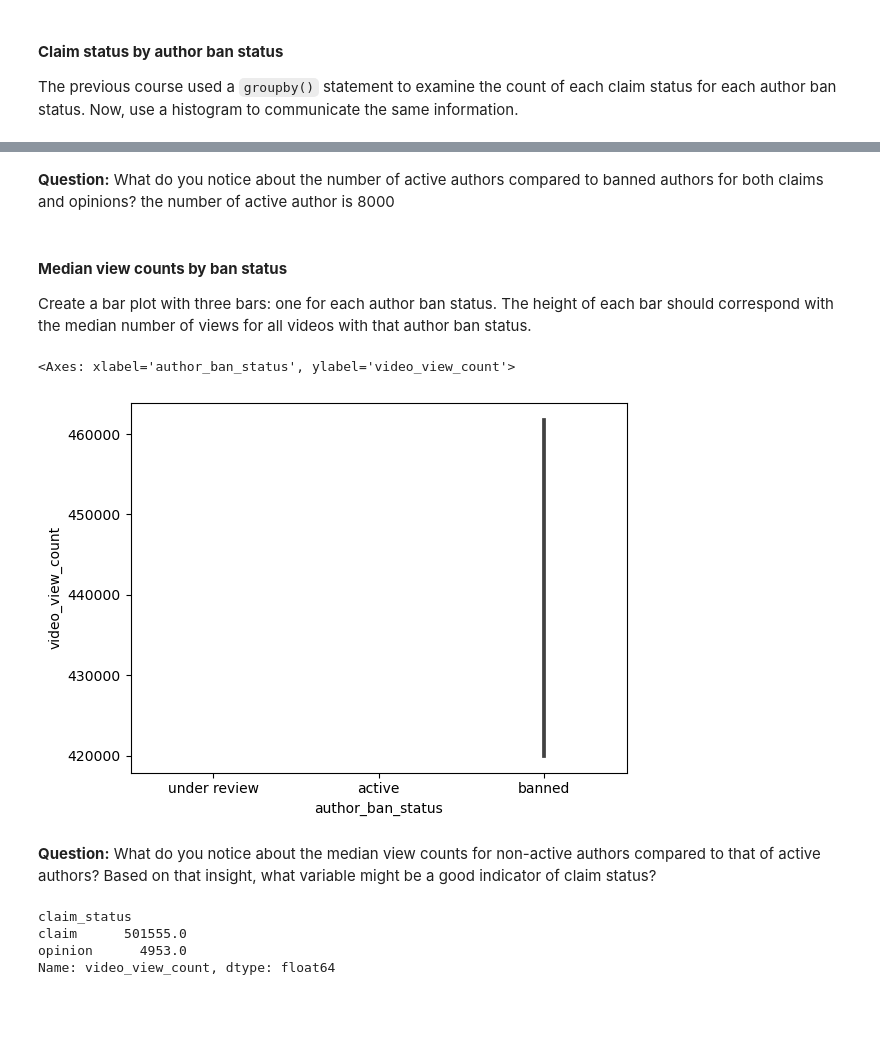
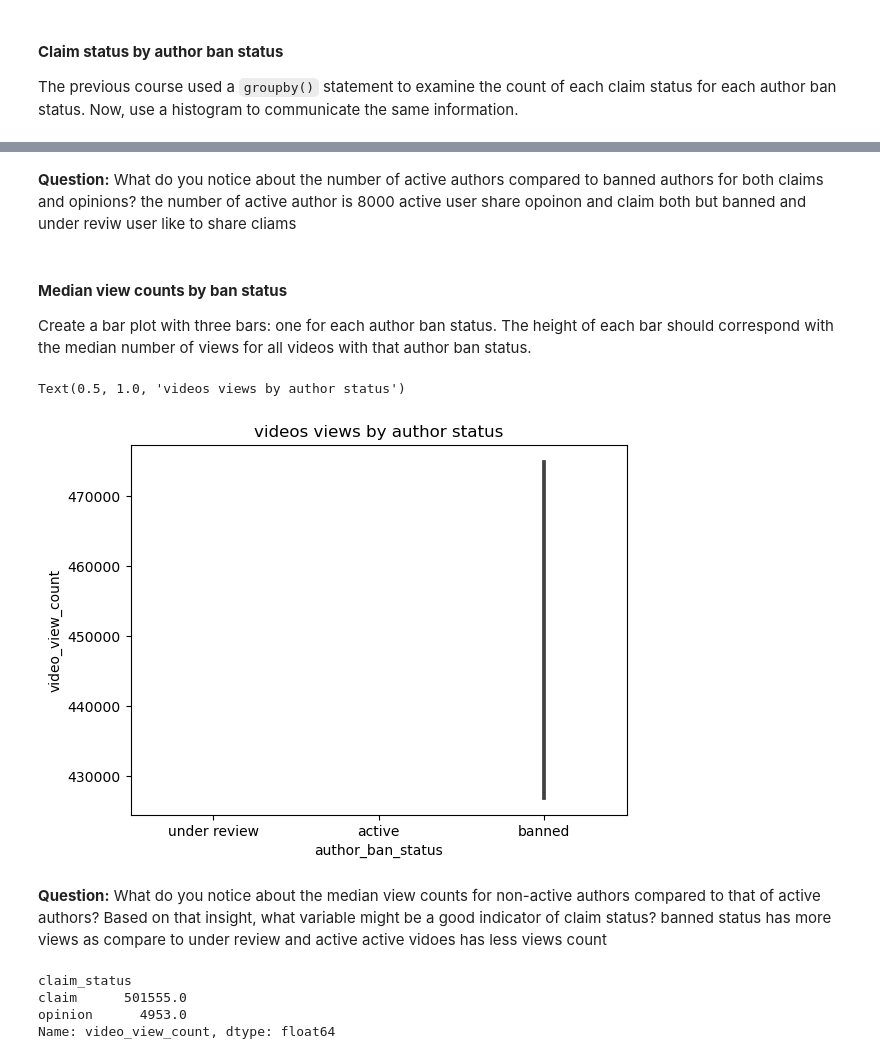
Before and after one commit to Fatima-Arain206/Google-Data-Analytics-Portfolio-Projects., a Jupyter notebook: 02-Tiktok-Claims-Classification/Activity_Course 3 TikTok project lab-checkpoint.ipynb, the cells around one changed output, grey strips where cells are left out. Saved outputs shown, nothing was run; the diff lists cells and outputs as text; code cells hidden in the pictures; blank space fills up the shorter version.

```diff
--- a/02-Tiktok-Claims-Classification/Activity_Course 3 TikTok project lab-checkpoint.ipynb
+++ b/02-Tiktok-Claims-Classification/Activity_Course 3 TikTok project lab-checkpoint.ipynb
@@ -84,7 +84,7 @@ Then, load the dataset into a dataframe. Read in the data and store it as a data
 **Note:** As shown in this cell, the dataset has been automatically loaded in for you. You do not need to download the .csv file, or provide more code, in order to access the dataset and proceed with this lab. Please continue with this activity by completing the following instructions.
 # %%
 # Load dataset into dataframe
-data = pd.read_csv("tiktok_dataset.csv")
+data = pd.read_csv(r"tiktok_dataset.csv")
 # %% [markdown]
 <img src="images/Analyze.png" width="100" height="100" align=left>
 
@@ -465,5 +468,6 @@ sb.histplot(data=  data , x='author_ban_status',hue='claim_status')
 # %% [markdown]
 **Question:** What do you notice about the number of active authors compared to banned authors for both claims and opinions? the number of active author is 8000
+active user share opoinon and claim both but banned and under reviw user like to share cliams
 # %% [markdown]
 #### **Median view counts by ban status**
 
@@ -471,7 +475,8 @@ Create a bar plot with three bars: one for each author ban status. The height of
 # %%
 # Create a bar plot
 ### YOUR CODE HERE ###
-sb.barplot(data= data,estimator=np.median, x='author_ban_status',y='video_view_count')
+sb.barplot(data= data, x='author_ban_status',y='video_view_count',estimator=np.median,)
+plt.title('videos views by author status')
 # %% [output]
-<Axes: xlabel='author_ban_status', ylabel='video_view_count'>
+Text(0.5, 1.0, 'videos views by author status')
-[figure, old version]
+[figure, new version]
@@ -478,5 +485,7 @@ sb.barplot(data= data,estimator=np.median, x='author_ban_status',y='video_view_c
 # %% [markdown]
 **Question:** What do you notice about the median view counts for non-active authors compared to that of active authors? Based on that insight, what variable might be a good indicator of claim status?
+banned status has more views as compare to under review and active
+active vidoes has less views count
 # %%
 # Calculate the median view count for claim status.
 ### YOUR CODE HERE ###
```
Also changed, not shown: parts of 16 cells of this notebook.
